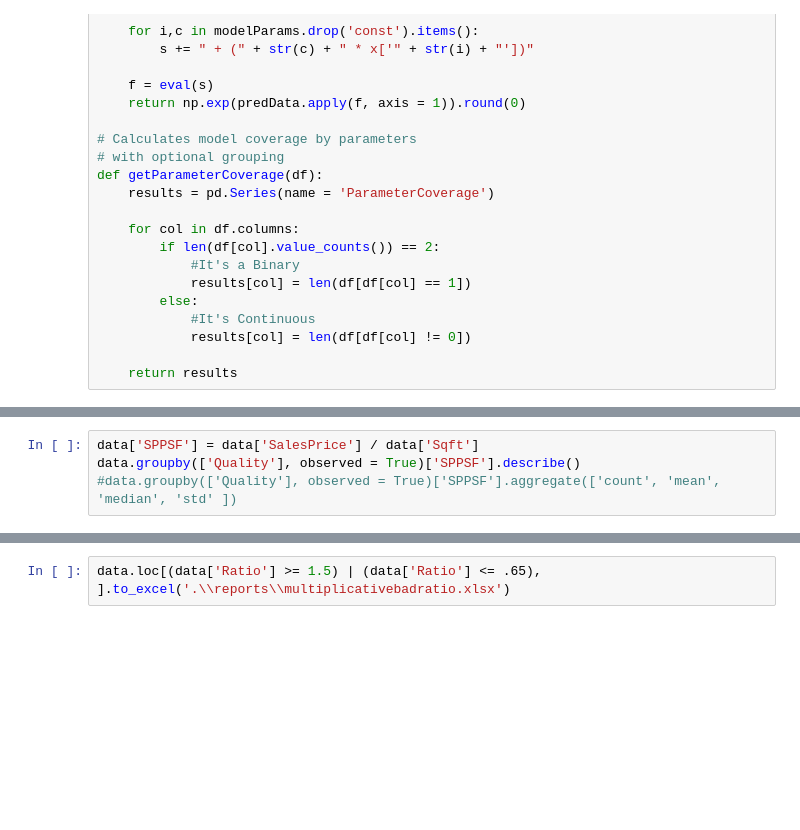
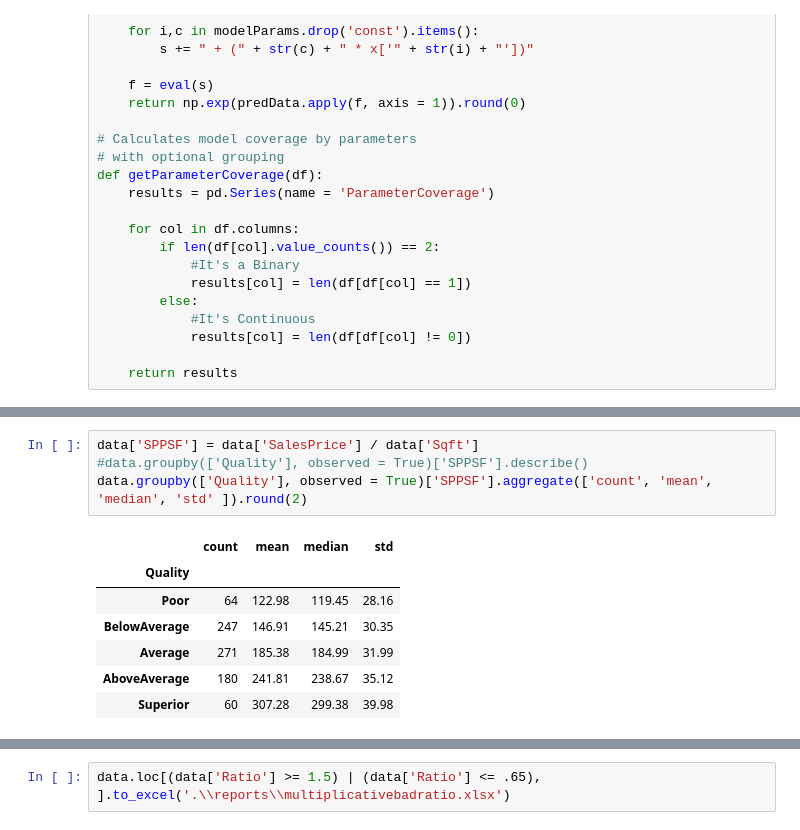
Before and after one commit to Thimgan/GISVT2024, a Jupyter notebook: jupyternotebook/Multiplicative.ipynb, the cells around one changed output, grey strips where cells are left out. Drawn from its saved outputs; the diff is of its cells as text; blank space fills up the shorter version.

```diff
--- a/jupyternotebook/Multiplicative.ipynb
+++ b/jupyternotebook/Multiplicative.ipynb
@@ -156,6 +168,14 @@ data.dtypes
 # %%
 data['SPPSF'] = data['SalesPrice'] / data['Sqft']
-data.groupby(['Quality'], observed = True)['SPPSF'].describe()
-#data.groupby(['Quality'], observed = True)['SPPSF'].aggregate(['count', 'mean', 'median', 'std' ])
+#data.groupby(['Quality'], observed = True)['SPPSF'].describe()
+data.groupby(['Quality'], observed = True)['SPPSF'].aggregate(['count', 'mean', 'median', 'std' ]).round(2)
+# %% [output]
+|  | count | mean | median | std |
+| Quality |  |  |  |  |
+| Poor | 64 | 122.98 | 119.45 | 28.16 |
+| BelowAverage | 247 | 146.91 | 145.21 | 30.35 |
+| Average | 271 | 185.38 | 184.99 | 31.99 |
+| AboveAverage | 180 | 241.81 | 238.67 | 35.12 |
+| Superior | 60 | 307.28 | 299.38 | 39.98 |
 # %%
 data.groupby(['NBHD'], observed = True)['SPPSF'].aggregate(['count', 'mean', 'median', 'std' ])
```
Also changed, not shown: parts of 24 cells of this notebook, 8 other files.
